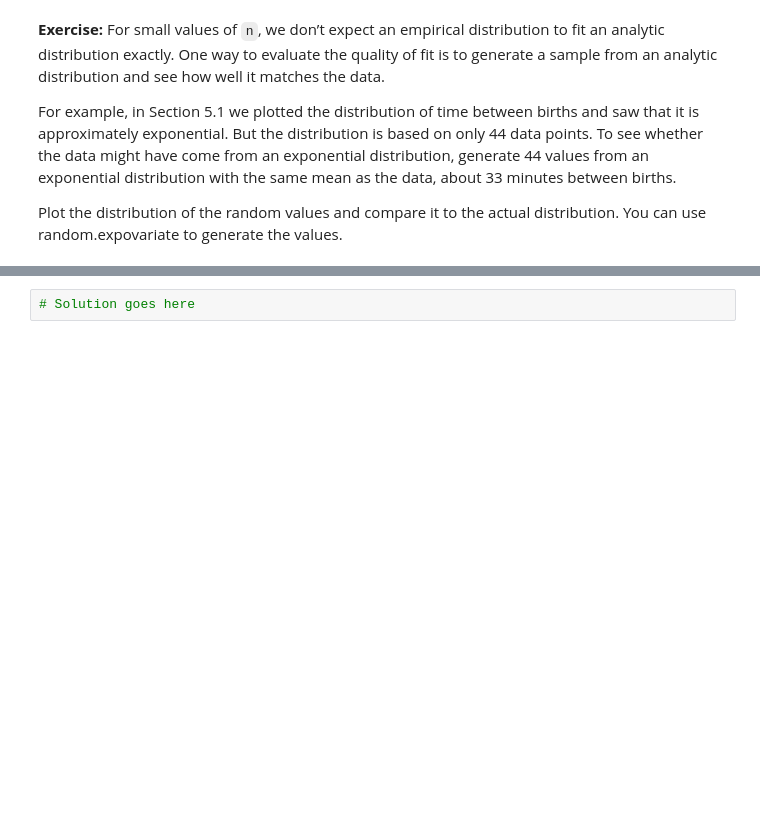
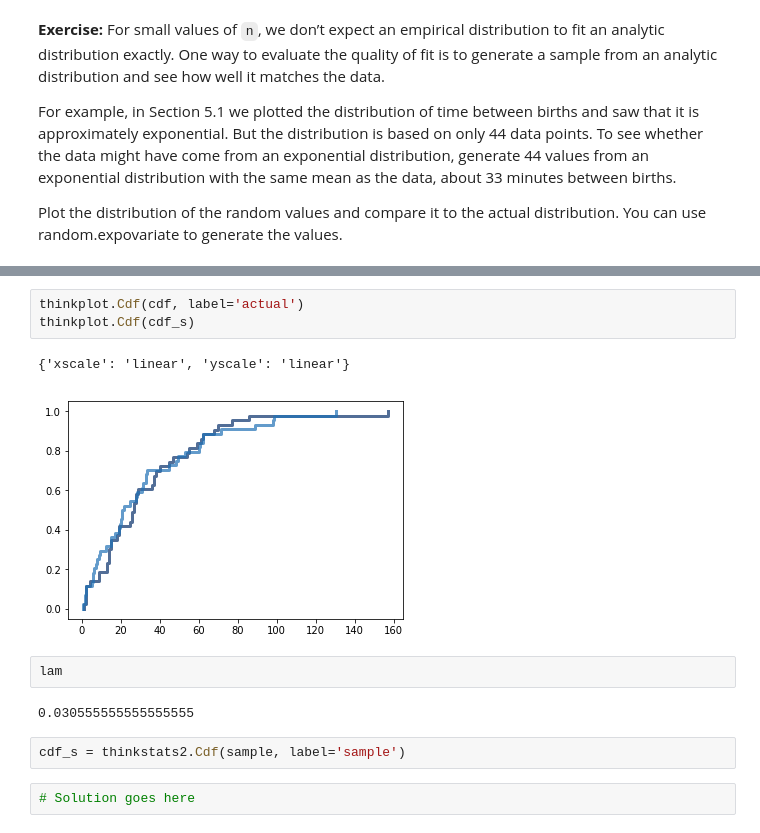
Before and after one commit to takasuzuki87/ThinkStats2, a Jupyter notebook: code/chap05ex.ipynb, the cells around one changed output, grey strips where cells are left out. Cells and saved outputs as stored; diff of their text form; blank space fills up the shorter version.

```diff
--- a/code/chap05ex.ipynb
+++ b/code/chap05ex.ipynb
@@ -570,3 +578,15 @@ sample = [random.expovariate(lam) for _ in range(n)]
+# %%
+thinkplot.Cdf(cdf, label='actual')
+thinkplot.Cdf(cdf_s)
+# %% [output]
+{'xscale': 'linear', 'yscale': 'linear'}
+[figure, added]
+# %%
+lam
+# %% [output]
+0.030555555555555555
+# %%
+cdf_s = thinkstats2.Cdf(sample, label='sample')
 # %%
 # Solution goes here
 # %%
```
Also changed, not shown: parts of 12 cells of this notebook.
